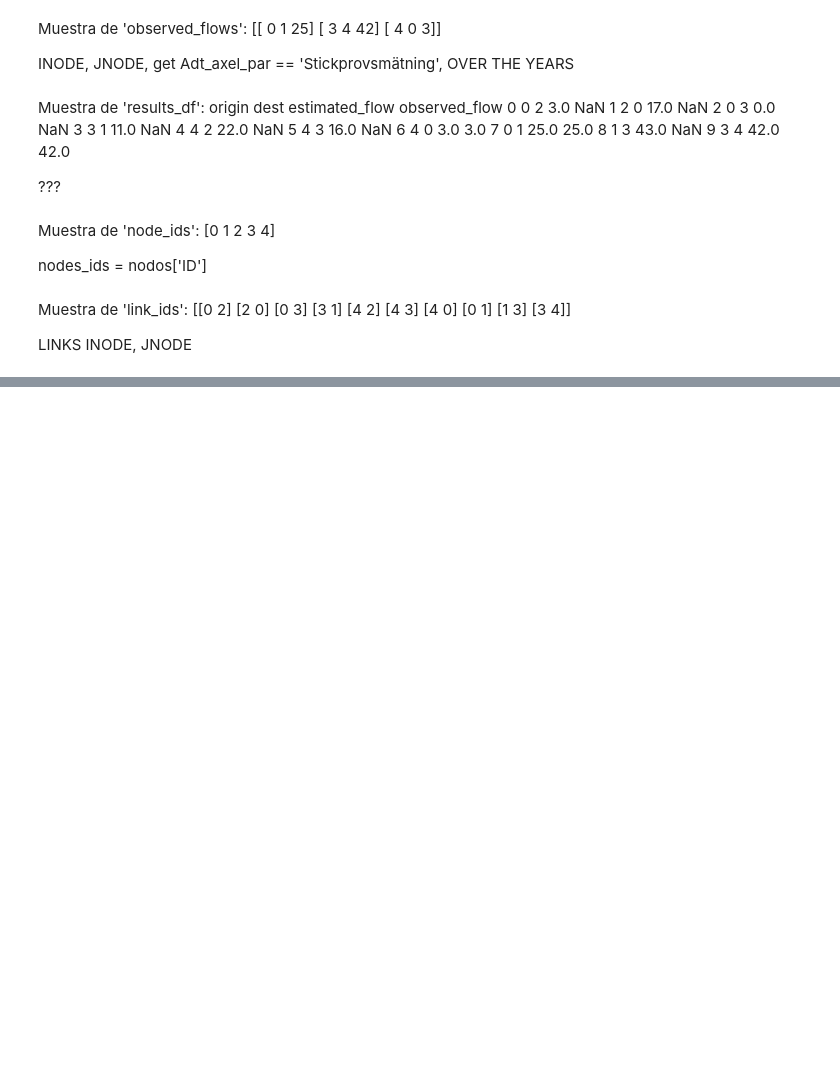
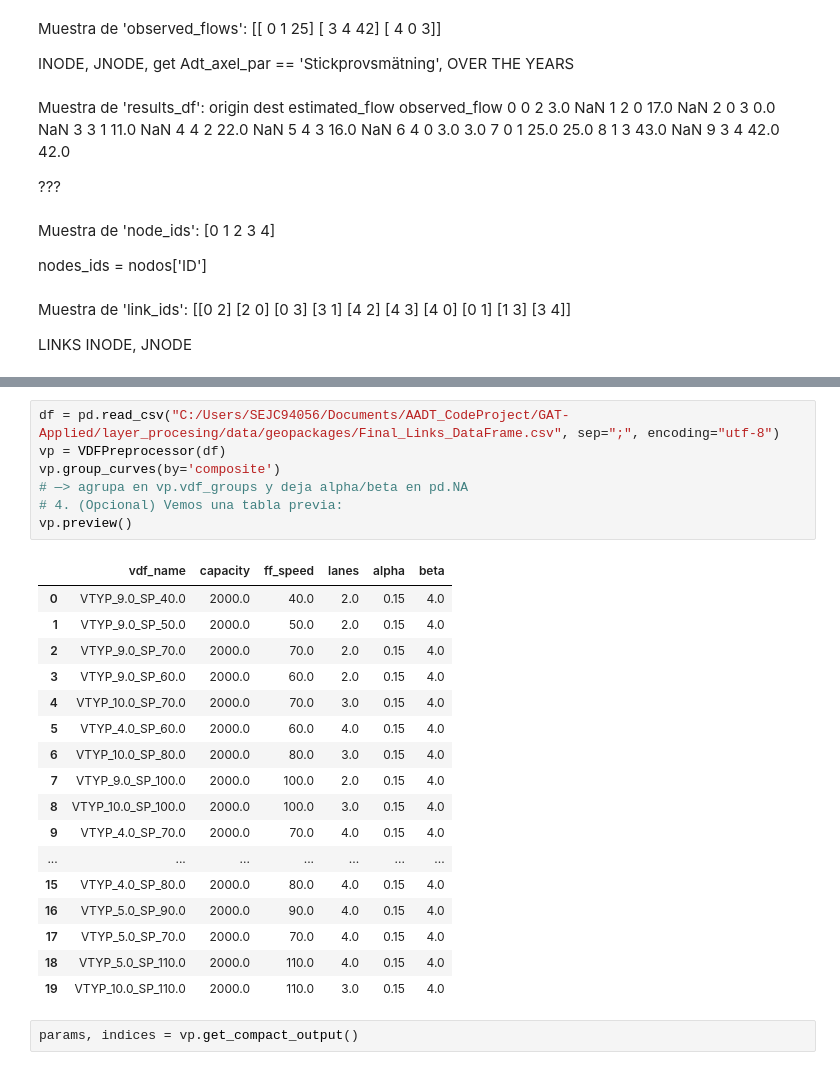
Before and after one commit to jeclareyes/GAT-Applied, a Jupyter notebook: data/notebook.ipynb, the cells around one changed output, grey strips where cells are left out. Saved outputs shown, nothing was run; the diff lists cells and outputs as text; blank space fills up the shorter version.

```diff
--- a/data/notebook.ipynb
+++ b/data/notebook.ipynb
@@ -196,0 +558,27 @@ Muestra de 'link_ids': [[0 2]
+# %%
+df = pd.read_csv("C:/Users/SEJC94056/Documents/AADT_CodeProject/GAT-Applied/layer_procesing/data/geopackages/Final_Links_DataFrame.csv", sep=";", encoding="utf-8")
+vp = VDFPreprocessor(df)
+vp.group_curves(by='composite')
+# —> agrupa en vp.vdf_groups y deja alpha/beta en pd.NA
+# 4. (Opcional) Vemos una tabla previa:
+vp.preview()
+# %% [output]
+|  | vdf_name | capacity | ff_speed | lanes | alpha | beta |
+| 0 | VTYP_9.0_SP_40.0 | 2000.0 | 40.0 | 2.0 | 0.15 | 4.0 |
+| 1 | VTYP_9.0_SP_50.0 | 2000.0 | 50.0 | 2.0 | 0.15 | 4.0 |
+| 2 | VTYP_9.0_SP_70.0 | 2000.0 | 70.0 | 2.0 | 0.15 | 4.0 |
+| 3 | VTYP_9.0_SP_60.0 | 2000.0 | 60.0 | 2.0 | 0.15 | 4.0 |
+| 4 | VTYP_10.0_SP_70.0 | 2000.0 | 70.0 | 3.0 | 0.15 | 4.0 |
+| 5 | VTYP_4.0_SP_60.0 | 2000.0 | 60.0 | 4.0 | 0.15 | 4.0 |
+| 6 | VTYP_10.0_SP_80.0 | 2000.0 | 80.0 | 3.0 | 0.15 | 4.0 |
+| 7 | VTYP_9.0_SP_100.0 | 2000.0 | 100.0 | 2.0 | 0.15 | 4.0 |
+| 8 | VTYP_10.0_SP_100.0 | 2000.0 | 100.0 | 3.0 | 0.15 | 4.0 |
+| 9 | VTYP_4.0_SP_70.0 | 2000.0 | 70.0 | 4.0 | 0.15 | 4.0 |
+| ... | ... | ... | ... | ... | ... | ... |
+| 15 | VTYP_4.0_SP_80.0 | 2000.0 | 80.0 | 4.0 | 0.15 | 4.0 |
+| 16 | VTYP_5.0_SP_90.0 | 2000.0 | 90.0 | 4.0 | 0.15 | 4.0 |
+| 17 | VTYP_5.0_SP_70.0 | 2000.0 | 70.0 | 4.0 | 0.15 | 4.0 |
+| 18 | VTYP_5.0_SP_110.0 | 2000.0 | 110.0 | 4.0 | 0.15 | 4.0 |
+| 19 | VTYP_10.0_SP_110.0 | 2000.0 | 110.0 | 3.0 | 0.15 | 4.0 |
+# %%
+params, indices = vp.get_compact_output()
```
Also changed, not shown: parts of 19 cells of this notebook, 21 other files.
